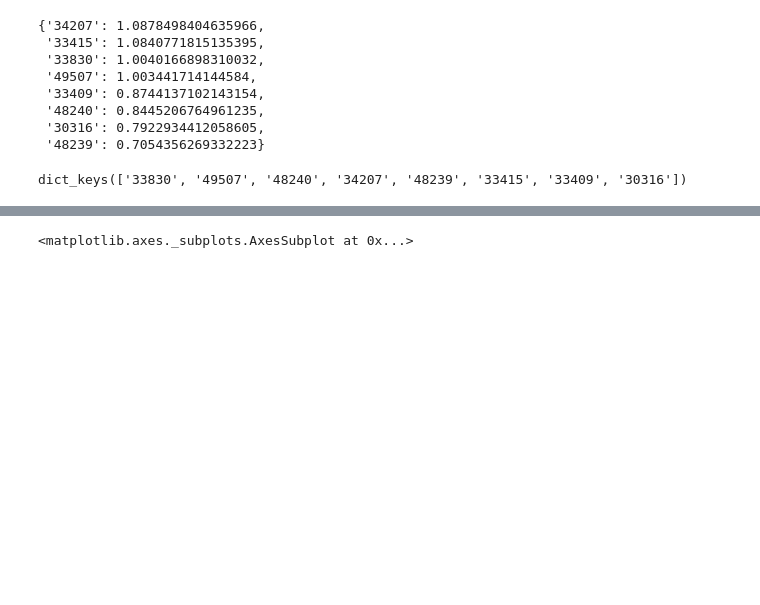
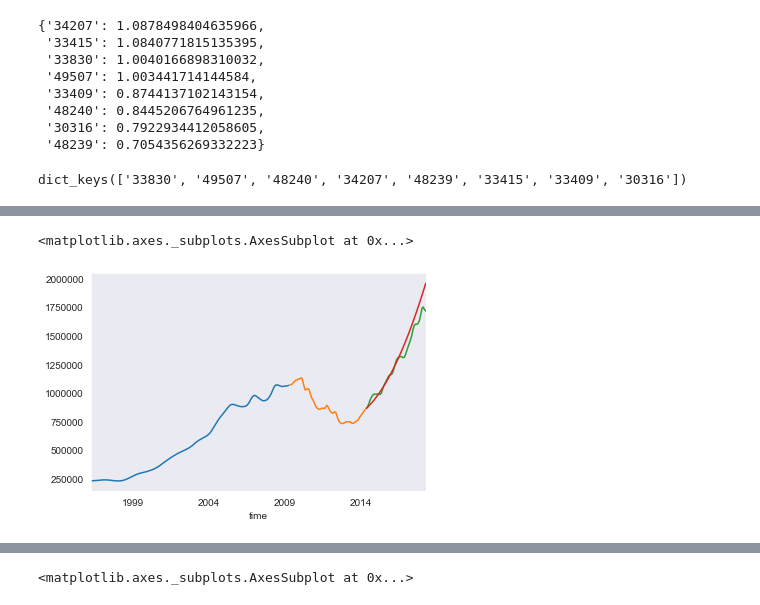
Before and after one commit to anewt225/mod_4_project, a Jupyter notebook: notebooks/EDA-Models.ipynb, the cells around one changed output, grey strips where cells are left out. Saved outputs shown, nothing was run; the diff lists cells and outputs as text; code cells hidden in the pictures; blank space fills up the shorter version.

```diff
--- a/notebooks/EDA-Models.ipynb
+++ b/notebooks/EDA-Models.ipynb
@@ -388,6 +388,36 @@ def SARIMAX_ROI(series, cfg):
     #return {'pred_ci': pred_ci, 'rmse': rmse, 'pct_error': pct, 'test': test, 'predictions': predictions, 'series': X}
     return ROI
 
+def SARIMAX_predictions(series, cfg):
+    """Simple wrapper that fits SARIMAX model and returns RMSE (raw and pct) for the predictions, confidence interval, start of forecast and end of actual
+    values"""
+
+
+    X = series
+
+    # set trainset to include all but last 48 months (4 years) only training on data between 9-4 years ago
+    train_size = int(len(X) - 48)
+    train, test = X[-108:train_size], X[train_size:]
+
+    model = SARIMAX(train, freq='MS', order=cfg[0], seasonal_order=cfg[1], trend=cfg[2], initialization='approximate_diffuse')
+
+    results = model.fit()
+
+    # Predict 48 months from end of train set
+    forecast = results.get_forecast(steps=48)
+    pred_ci = forecast.conf_int(alpha=.05)
+
+    predictions = forecast.predicted_mean
+
+    rmse = RMSE(test, predictions)
+    pct = error_as_pct(rmse, train[-1], test[-1])
+
+    ROI = (predictions[-1] - train[-1]) / train[-1]
+
+    #return {'pred_ci': pred_ci, 'rmse': rmse, 'pct_error': pct, 'test': test, 'predictions': predictions, 'series': X}
+    return predictions
+
+
 
 def score_model(data, cfg):
     result = None
@@ -505,0 +559,3 @@ high_sarimax = {column: SARIMAX_error(target_zips[column]) for column in high_me
+# %%
+preds_11963 = SARIMAX_predictions(high_medians['11963'], [(2, 0, 1), (0, 0, 0, 0), 'ct'])
+preds_11963
@@ -505,0 +580,8 @@ high_sarimax = {column: SARIMAX_error(target_zips[column]) for column in high_me
+# %%
+high_medians['11963'][:-108].plot()
+high_medians['11963'][-108:-48].plot()
+high_medians['11963'][-48:].plot()
+preds_11963.plot()
+# %% [output]
+<matplotlib.axes._subplots.AxesSubplot at 0x...>
+[figure, added]
```
Also changed, not shown: parts of 14 cells of this notebook, 6 other files.
